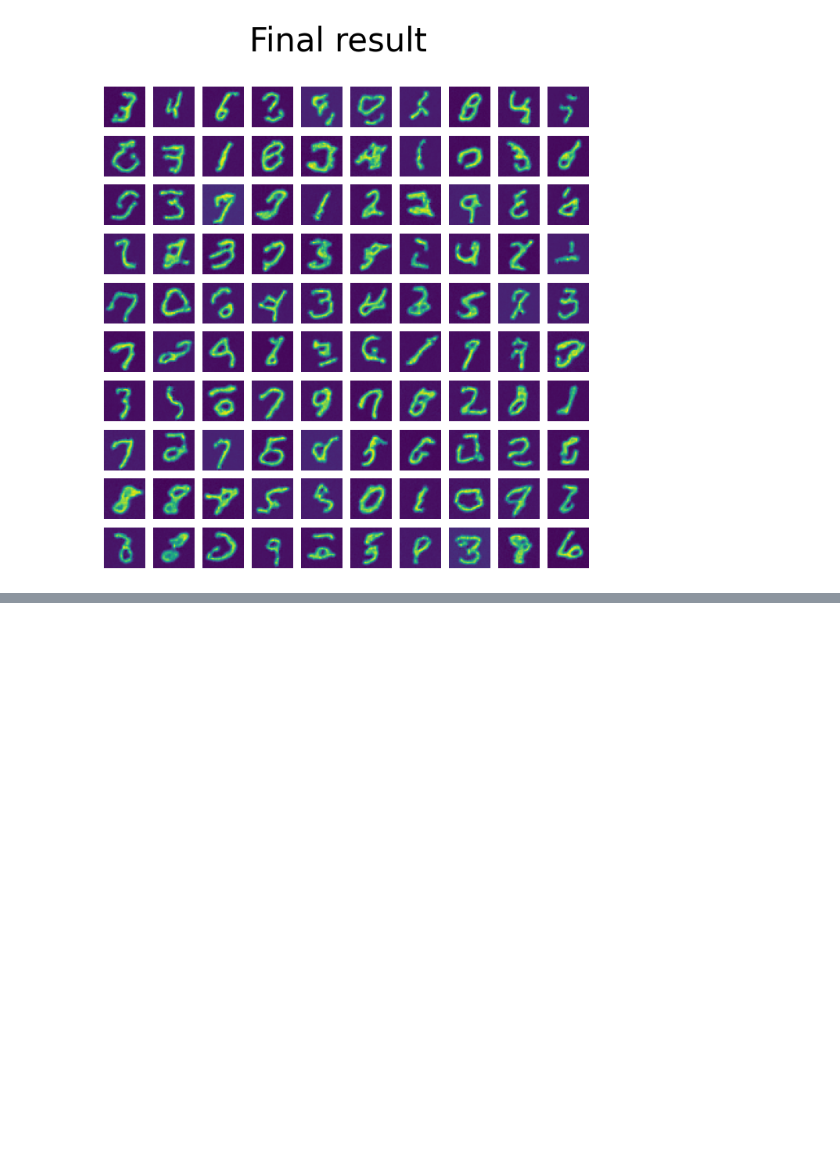
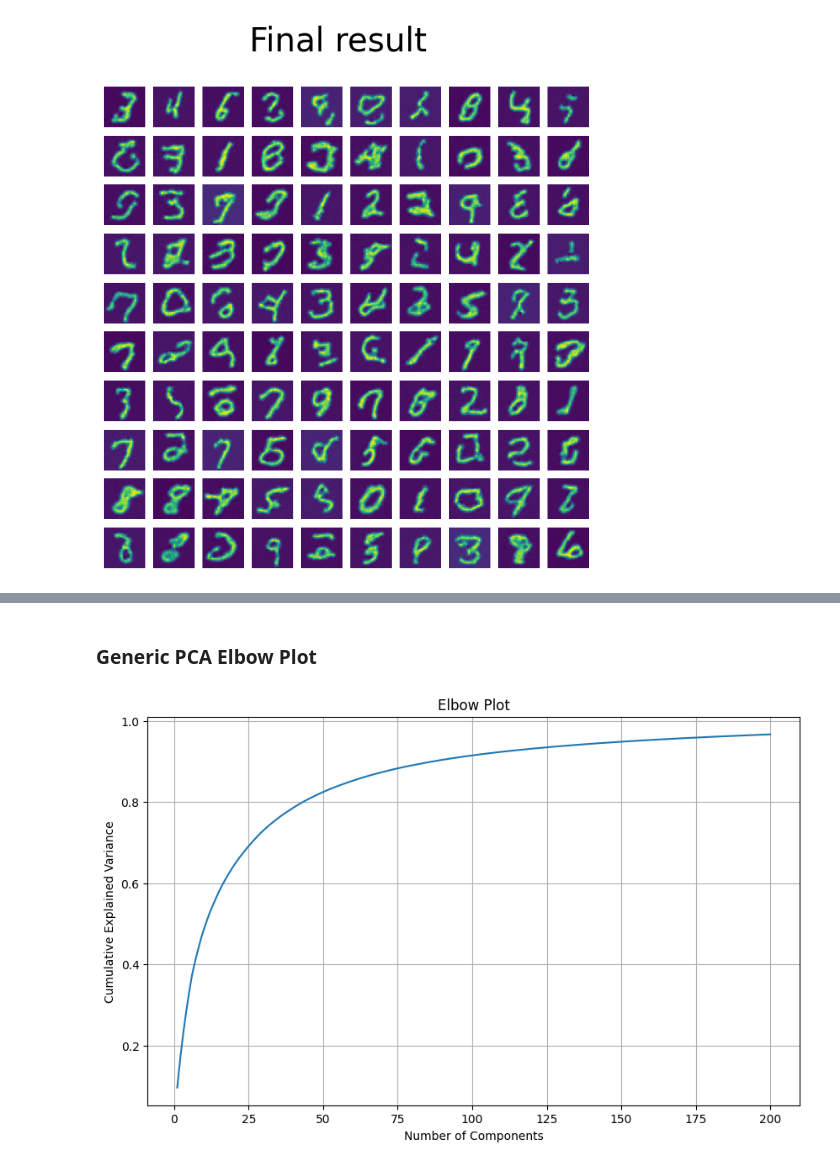
Before and after one commit to Clarkdrengen/PML_2023, a Jupyter notebook: pytorch-mnist-VAE.ipynb, the cells around one changed output, grey strips where cells are left out. Cells and saved outputs as stored; diff of their text form; code cells hidden in the pictures; blank space fills up the shorter version.

```diff
--- a/pytorch-mnist-VAE.ipynb
+++ b/pytorch-mnist-VAE.ipynb
@@ -790,0 +800,20 @@ show_images_rescale(generated, "Final result")
+# %%
+transform = transforms.Compose(
+    [transforms.ToTensor(),
+     transforms.Normalize((0.5,), (0.5,))])
+
+trainset = torchvision.datasets.MNIST(root='./data', train=True, download=True, transform=transform)
+trainloader = torch.utils.data.DataLoader(trainset, batch_size=100, shuffle=True, num_workers=2)
+
+testset = torchvision.datasets.MNIST(root='./data', train=False, download=True, transform=transform)
+testloader = torch.utils.data.DataLoader(testset, batch_size=100, shuffle=False, num_workers=2)
+# %%
+def get_data_matrix(dataloader):
+    data_matrix = []
+    for i, (images, labels) in enumerate(dataloader):
+        images = images.view(-1, 28 * 28)
+        data_matrix.append(images)
+    return torch.vstack(data_matrix)
+
+train_data_matrix = get_data_matrix(trainloader)
+test_data_matrix = get_data_matrix(testloader)
@@ -790,0 +925,21 @@ show_images_rescale(generated, "Final result")
+# %% [markdown]
+### Generic PCA Elbow Plot
+# %%
+from sklearn.decomposition import PCA
+pca = PCA()
+pca.fit(train_data_matrix.numpy())
+explained_variance_ratio = pca.explained_variance_ratio_
+# %%
+def plot_elbow_curve(explained_variance_ratio, max_components=200):
+    cum_explained_variance = np.cumsum(explained_variance_ratio[:max_components])
+    plt.figure(figsize=(10, 6))
+    plt.plot(range(1, max_components + 1), cum_explained_variance)
+    plt.xlabel('Number of Components')
+    plt.ylabel('Cumulative Explained Variance')
+    plt.title('Elbow Plot')
+    plt.grid()
+    plt.show()
+
+plot_elbow_curve(explained_variance_ratio)
+# %% [output]
+[figure, added]
```
Also changed, not shown: parts of 11 cells of this notebook.
